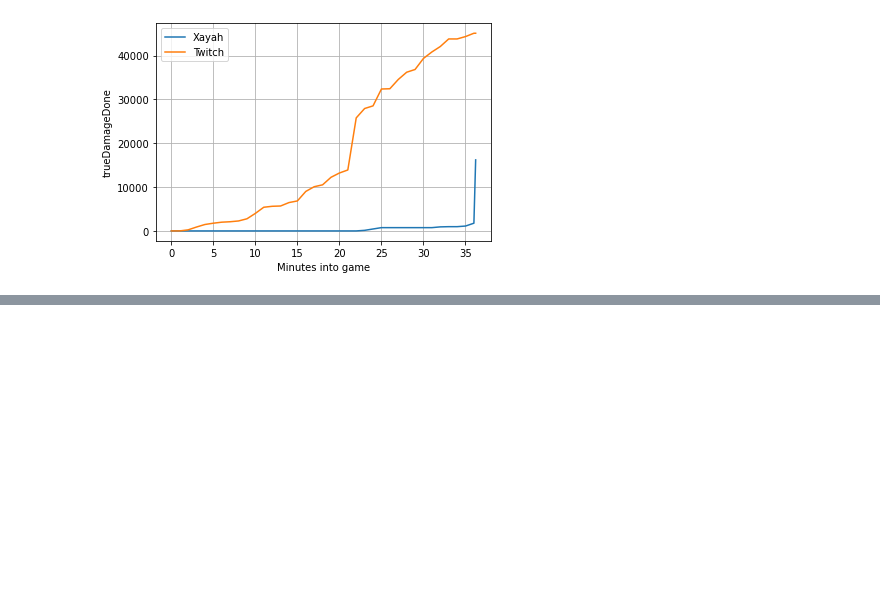
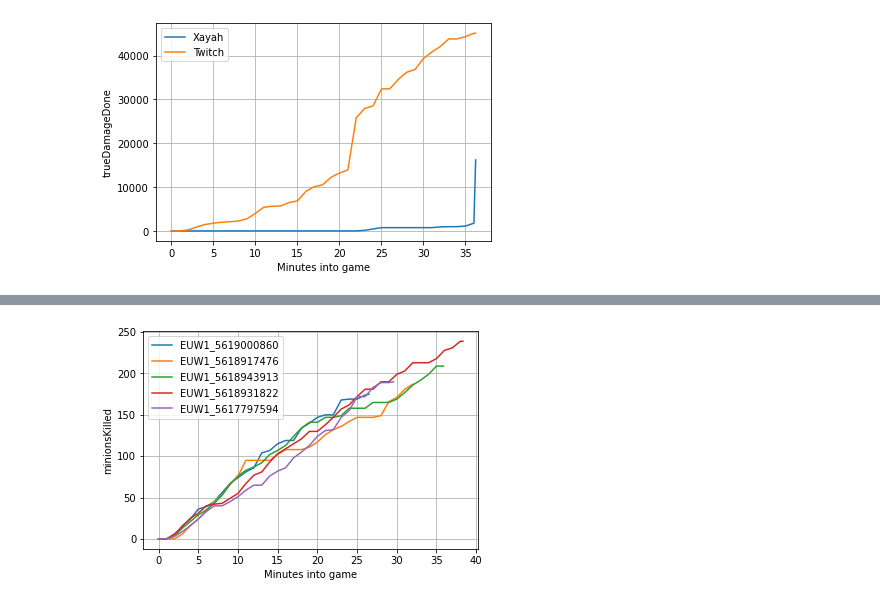
Before and after one commit to cbostock/LeagueAnalysis, a Jupyter notebook: example notebook.ipynb, the cells around one changed output, grey strips where cells are left out. Drawn from its saved outputs; the diff is of its cells as text; code cells hidden in the pictures; blank space fills up the shorter version.

```diff
--- a/example notebook.ipynb
+++ b/example notebook.ipynb
@@ -149,0 +162,10 @@ List of roles avaliable:  ['TOP' 'JUNGLE' 'MIDDLE' 'BOTTOM' 'UTILITY']
+# %%
+df_key = 'minionsKilled'
+for game in game_data:
+    plt.plot(multi_df_dict[game][summoner_name]['time'],multi_df_dict[game][summoner_name][df_key])
+    plt.grid(True)
+    plt.xlabel('Minutes into game')
+    plt.ylabel(df_key)
+    plt.legend(games_to_compare)
+# %% [output]
+[figure, added]
```
Also changed, not shown: parts of 6 cells of this notebook, 6 other files.
